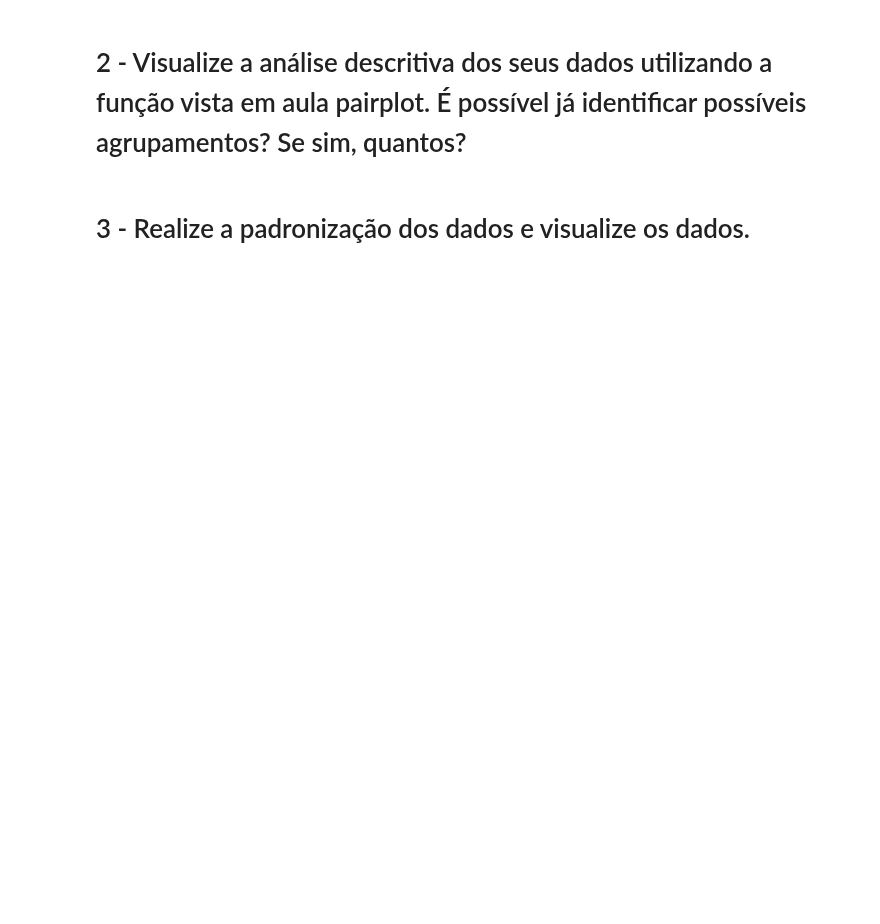
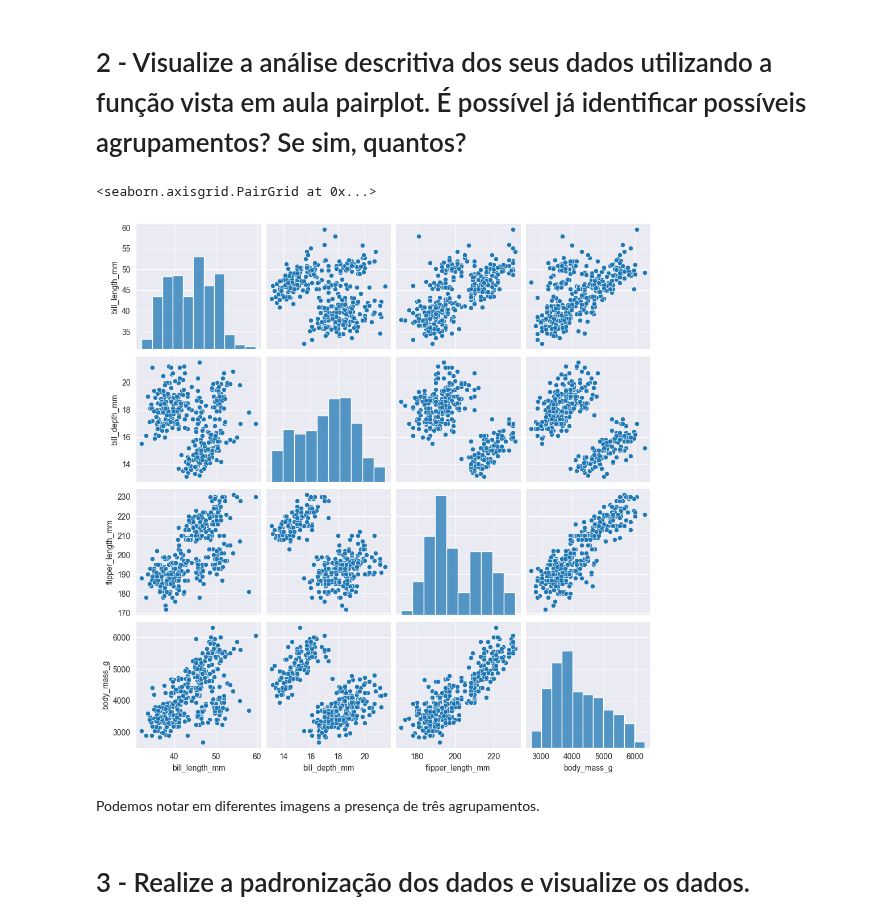
Before and after one commit to PedroMorais2703/Ciencia_Analise_Dados, a Jupyter notebook: 18/Profissao Cientista de Dados M30 Pratique.ipynb, the cells around one changed output. Drawn from its saved outputs; the diff is of its cells as text; code cells hidden in the pictures; blank space fills up the shorter version.

```diff
--- a/18/Profissao Cientista de Dados M30 Pratique.ipynb
+++ b/18/Profissao Cientista de Dados M30 Pratique.ipynb
@@ -52,0 +51,6 @@ penguins
+# %%
+penguins = penguins.dropna()
+# %%
+penguins.drop('sex', axis=1, inplace=True)
+penguins.drop('species', axis=1, inplace=True)
+penguins.drop('island', axis=1, inplace=True)
@@ -57,2 +84,9 @@ penguins
+# %%
+sns.pairplot(penguins)
+# %% [output]
+<seaborn.axisgrid.PairGrid at 0x...>
+[figure, added]
+# %% [markdown]
+Podemos notar em diferentes imagens a presença de três agrupamentos.
 # %% [markdown]
 # 3 - Realize a padronização dos dados e visualize os dados.
```
Also changed, not shown: parts of 15 cells of this notebook.
